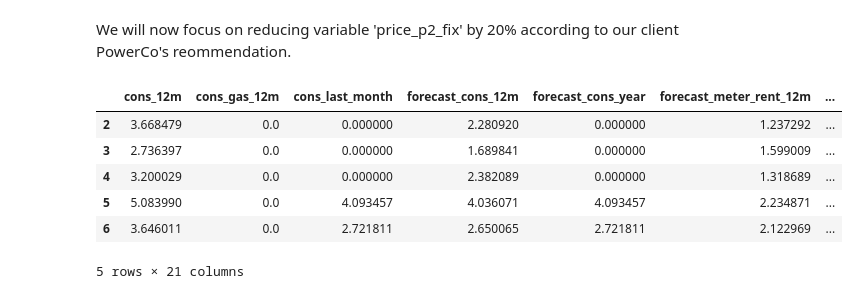
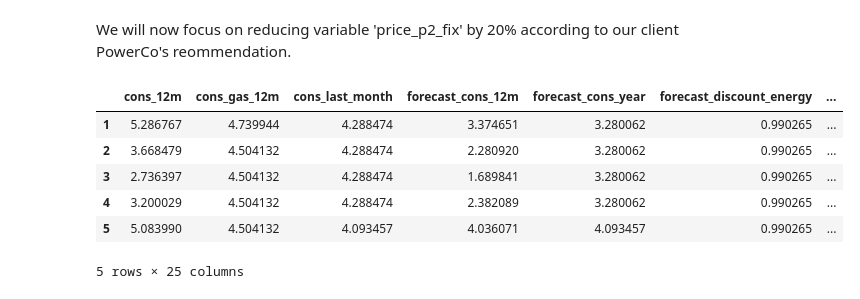
Before and after one commit to albert-olea/BCG_energy_market, a Jupyter notebook: BCG PowerCo Churn Model.ipynb, the cells around one changed output. Saved outputs shown, nothing was run; the diff lists cells and outputs as text; code cells hidden in the pictures.

```diff
--- a/BCG PowerCo Churn Model.ipynb
+++ b/BCG PowerCo Churn Model.ipynb
@@ -436,17 +446,17 @@ df["churn"] = df["churn"].astype(int)
 
 # store later needed columns and drop columns deemed unnecessary for Logistic Regression Calculations
 id_number = df['id']
-df.drop(columns=['id', "date_activ", "date_end", "date_modif_prod", "date_renewal", 'origin_up', 'price_date'],inplace=True)
+df.drop(columns=['id', "date_activ", "date_end", 'price_date'],inplace=True)
 # %%
 Y = df["churn"].values
 X = df.drop(labels = ["churn"],axis = 1)
 
 """ Churn Prediction Model Results"""
 from sklearn.model_selection import train_test_split
-X_train, X_test, y_train, y_test = train_test_split(X, Y, test_size=0.3, random_state=101)
+X_train, X_test, y_train, y_test = train_test_split(X, Y, test_size=0.20, random_state=35)
 
 from sklearn.linear_model import LogisticRegression
-model = LogisticRegression()
+model = LogisticRegression(max_iter = 2000)
 result = model.fit(X_train, y_train)
 
 from sklearn import metrics
@@ -473,0 +475,11 @@ y_hat_test = model.predict(X_test)
+# %%
+""" D. Churn Prediction Model Results """
+# Now, we can show each individuals probability to churn based on our model
+df['probability_to_churn'] = model.predict_proba(df[X_train.columns])[:,1]
+
+# merge back id_number column to match id's with probability of churn
+result = pd.concat([ df, id_number], axis=1)
+
+#result.to_excel('churn_probability_by_id.xlsx')
+result.head()
+result.describe()
@@ -473,0 +497,4 @@ y_hat_test = model.predict(X_test)
+# %%
+y_hat_train = model.predict(X_train)
+df['churn_1'] = np.where(df['probability_to_churn']>=0.14, 1, 0)
+df
@@ -636,23 +681,23 @@ We will now focus on reducing variable 'price_p2_fix' by 20% according to our cl
 # %%
 """ B. Provide 20% Discount """
 # apply the 20% discount onto df's 'price_p2_fix' column and redo feature scaling to run the model and
 # look for any noticible change in customer churn amount.
 
-df_new = df.drop(labels = ["probability_to_churn"], axis = 1)
+df_new = df.drop(labels = ["probability_to_churn", "churn_1"], axis = 1)
 df_new['price_p2_fix'] = df_new['price_p2_fix'].astype(float)/1.25
 #df_new['price_p3_fix'] = df_new['price_p3_fix'].astype(float)/1.25
 #comment or uncomment the above line if you would like to test the scenarios listed
 #in section 10D
 
 df_new.head()
 # %% [output]
-|  | cons_12m | cons_gas_12m | cons_last_month | forecast_cons_12m | forecast_cons_year | forecast_meter_rent_12m | ... |
-| 2 | 3.668479 | 0.0 | 0.000000 | 2.280920 | 0.000000 | 1.237292 | ... |
-| 3 | 2.736397 | 0.0 | 0.000000 | 1.689841 | 0.000000 | 1.599009 | ... |
-| 4 | 3.200029 | 0.0 | 0.000000 | 2.382089 | 0.000000 | 1.318689 | ... |
-| 5 | 5.083990 | 0.0 | 4.093457 | 4.036071 | 4.093457 | 2.234871 | ... |
-| 6 | 3.646011 | 0.0 | 2.721811 | 2.650065 | 2.721811 | 2.122969 | ... |
+|  | cons_12m | cons_gas_12m | cons_last_month | forecast_cons_12m | forecast_cons_year | forecast_discount_energy | ... |
+| 1 | 5.286767 | 4.739944 | 4.288474 | 3.374651 | 3.280062 | 0.990265 | ... |
+| 2 | 3.668479 | 4.504132 | 4.288474 | 2.280920 | 3.280062 | 0.990265 | ... |
+| 3 | 2.736397 | 4.504132 | 4.288474 | 1.689841 | 3.280062 | 0.990265 | ... |
+| 4 | 3.200029 | 4.504132 | 4.288474 | 2.382089 | 3.280062 | 0.990265 | ... |
+| 5 | 5.083990 | 4.504132 | 4.093457 | 4.036071 | 4.093457 | 0.990265 | ... |
-5 rows × 21 columns
+5 rows × 25 columns
 # %%
 """ C. Run Model with 20% discount """
 # Create 'test' data set by splitting df_new into test/training data
```
Also changed, not shown: parts of 30 cells of this notebook.
